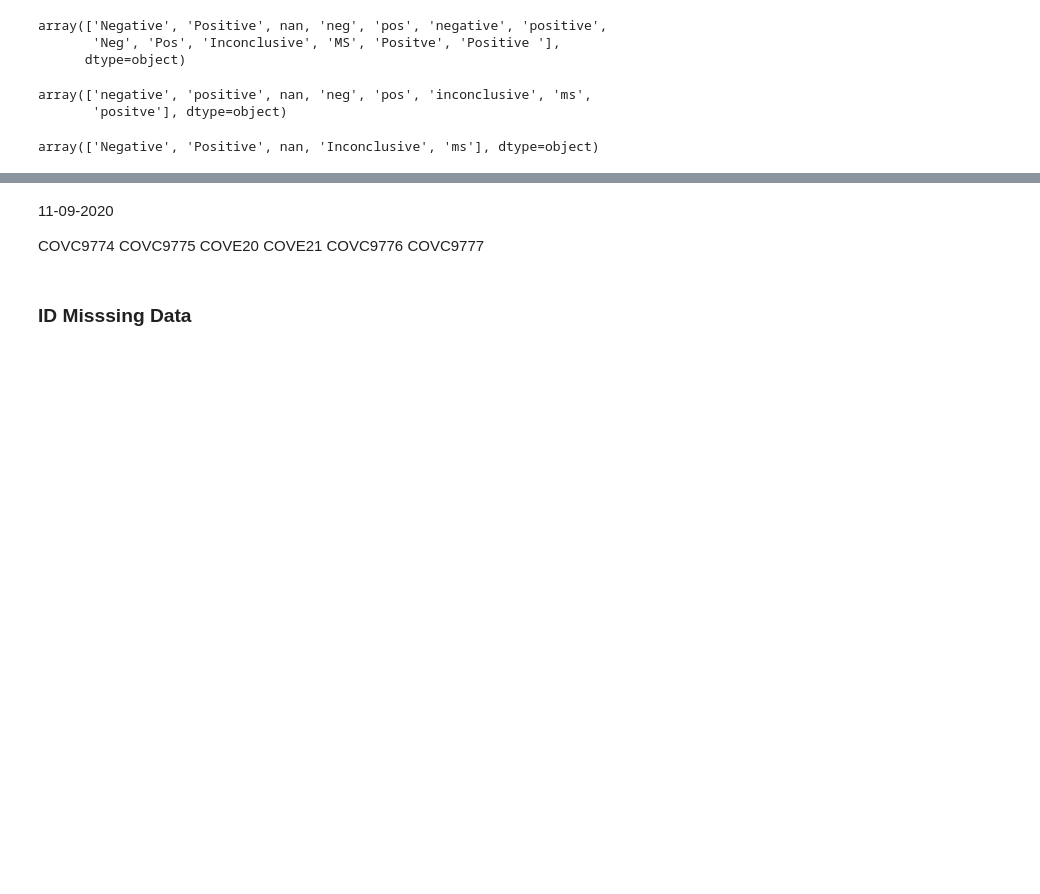
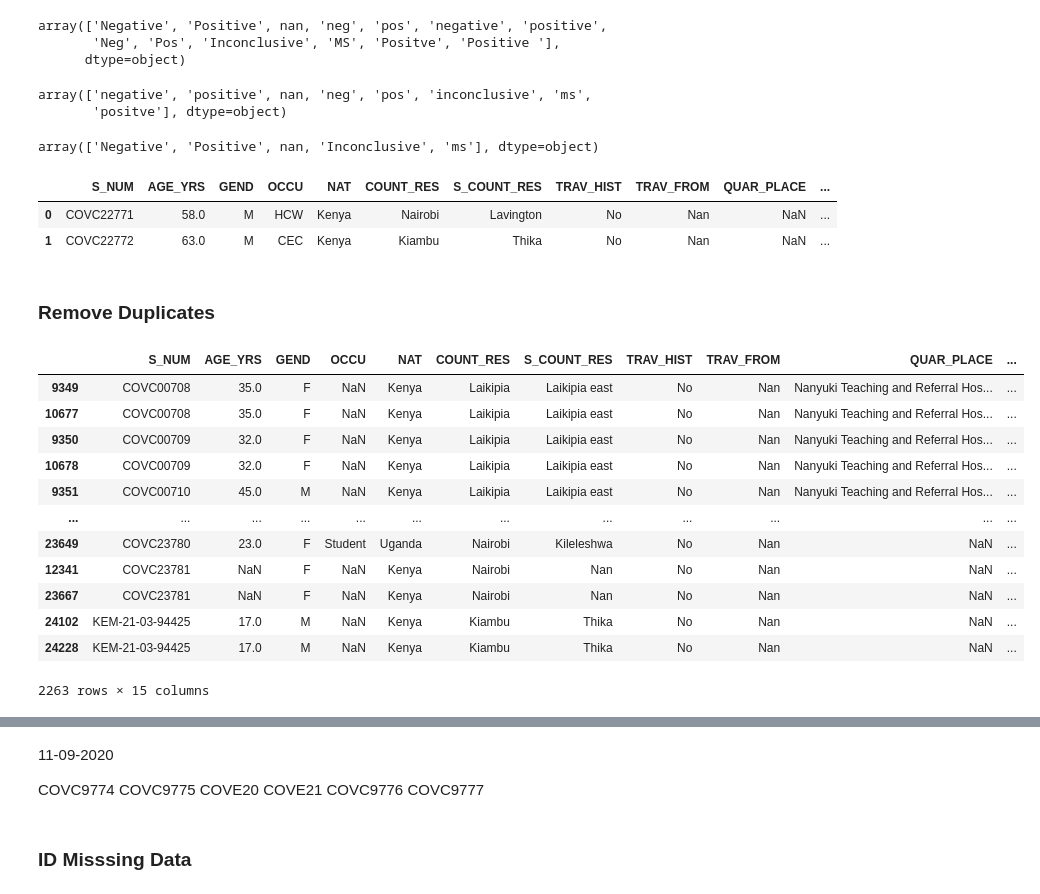
Before and after one commit to ousodaniel/SARS-CoV-2-Data-Workflows, a Jupyter notebook: metadata-cleaning.ipynb, the cells around one changed output, grey strips where cells are left out. Saved outputs shown, nothing was run; the diff lists cells and outputs as text; code cells hidden in the pictures; blank space fills up the shorter version.

```diff
--- a/metadata-cleaning.ipynb
+++ b/metadata-cleaning.ipynb
@@ -777,15 +806,16 @@ array([nan, 'ELDORET', 'NAIVASHA', 'NAIROBI;NYERI;NANYUKI', 'NIL',
 # %%
-df_travl2 = (df_travl.assign(TRAV_FROM=df_travl['TRAV_FROM'].replace(['NIL', 'Nil', 'Not indicated on form '
+df_travl2 = (df_travl.assign(TRAV_FROM=df_travl['TRAV_FROM'].replace(['nan','NIL', 'Nil', 'Not indicated on form '
                   , 'NOT APPLICABLE ', 'N', 'N', 'No', 'not_indicated', 'Not applicable', 'Not indicated'],np.nan)
-                    .replace(['Mombasa (stayed in mtwapa for 4 days)', 'KINANGO MSAMBWENI', 'Nan'],
-                    ['Mtwapa', 'Kinangop;Msambweni', np.nan])
+                    .replace(['Mombasa (stayed in mtwapa for 4 days)', 'KINANGO MSAMBWENI', 'Nan'
+                              , 'Mombasa (Stayed in Mtwapa for 4 days)'],
+                    ['Mtwapa', 'Kinangop;Msambweni', np.nan, 'Mtwapa'])
                     .apply(lambda x: str(x).replace('/', ';')
-                    .replace('and', ';')
+                    .replace(' and ', ';')
                     .replace('-', ';')
                     .replace(',', ';')
                     .replace(' ; ', ';')
                     .replace('; ', ';')
-                    .strip().capitalize())))
+                    .strip().capitalize() if (isinstance(x, str) else x))))
 # %%
 df_travl2['TRAV_FROM'].unique()
 # %% [output]
@@ -874,3 +909,11 @@ df_dts_cln['RESULT'] = df_dts_cln['RESULT'].map(lambda x: cln_results(x))
 df_dts_cln['RESULT'].unique()
 # %% [output]
 array(['Negative', 'Positive', nan, 'Inconclusive', 'ms'], dtype=object)
+# %%
+df_dts_cln.head(2)
+# %% [output]
+|  | S_NUM | AGE_YRS | GEND | OCCU | NAT | COUNT_RES | S_COUNT_RES | TRAV_HIST | TRAV_FROM | QUAR_PLACE | ... |
+| 0 | COVC22771 | 58.0 | M | HCW | Kenya | Nairobi | Lavington | No | Nan | NaN | ... |
+| 1 | COVC22772 | 63.0 | M | CEC | Kenya | Kiambu | Thika | No | Nan | NaN | ... |
+# %% [markdown]
+### **Remove Duplicates**
@@ -876,0 +922,16 @@ array(['Negative', 'Positive', nan, 'Inconclusive', 'ms'], dtype=object)
+# %%
+df_cln_srt[df_cln_srt.duplicated(['S_NUM', 'DT_CONF'], keep=False) == True]
+# %% [output]
+|  | S_NUM | AGE_YRS | GEND | OCCU | NAT | COUNT_RES | S_COUNT_RES | TRAV_HIST | TRAV_FROM | QUAR_PLACE | ... |
+| 9349 | COVC00708 | 35.0 | F | NaN | Kenya | Laikipia | Laikipia east | No | Nan | Nanyuki Teaching and Referral Hos... | ... |
+| 10677 | COVC00708 | 35.0 | F | NaN | Kenya | Laikipia | Laikipia east | No | Nan | Nanyuki Teaching and Referral Hos... | ... |
+| 9350 | COVC00709 | 32.0 | F | NaN | Kenya | Laikipia | Laikipia east | No | Nan | Nanyuki Teaching and Referral Hos... | ... |
+| 10678 | COVC00709 | 32.0 | F | NaN | Kenya | Laikipia | Laikipia east | No | Nan | Nanyuki Teaching and Referral Hos... | ... |
+| 9351 | COVC00710 | 45.0 | M | NaN | Kenya | Laikipia | Laikipia east | No | Nan | Nanyuki Teaching and Referral Hos... | ... |
+| ... | ... | ... | ... | ... | ... | ... | ... | ... | ... | ... | ... |
+| 23649 | COVC23780 | 23.0 | F | Student | Uganda | Nairobi | Kileleshwa | No | Nan | NaN | ... |
+| 12341 | COVC23781 | NaN | F | NaN | Kenya | Nairobi | Nan | No | Nan | NaN | ... |
+| 23667 | COVC23781 | NaN | F | NaN | Kenya | Nairobi | Nan | No | Nan | NaN | ... |
+| 24102 | KEM-21-03-94425 | 17.0 | M | NaN | Kenya | Kiambu | Thika | No | Nan | NaN | ... |
+| 24228 | KEM-21-03-94425 | 17.0 | M | NaN | Kenya | Kiambu | Thika | No | Nan | NaN | ... |
+2263 rows × 15 columns
```
Also changed, not shown: parts of 50 cells of this notebook.
